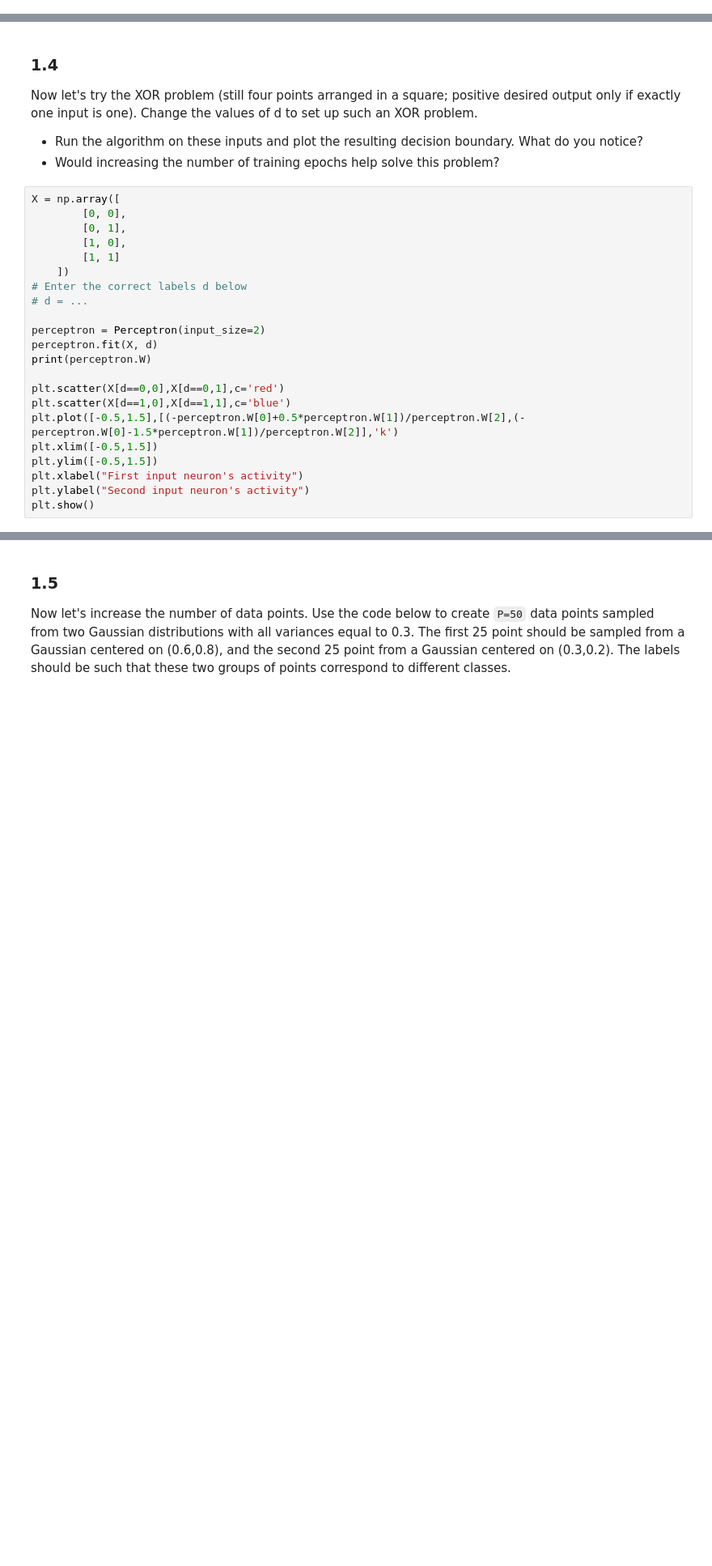
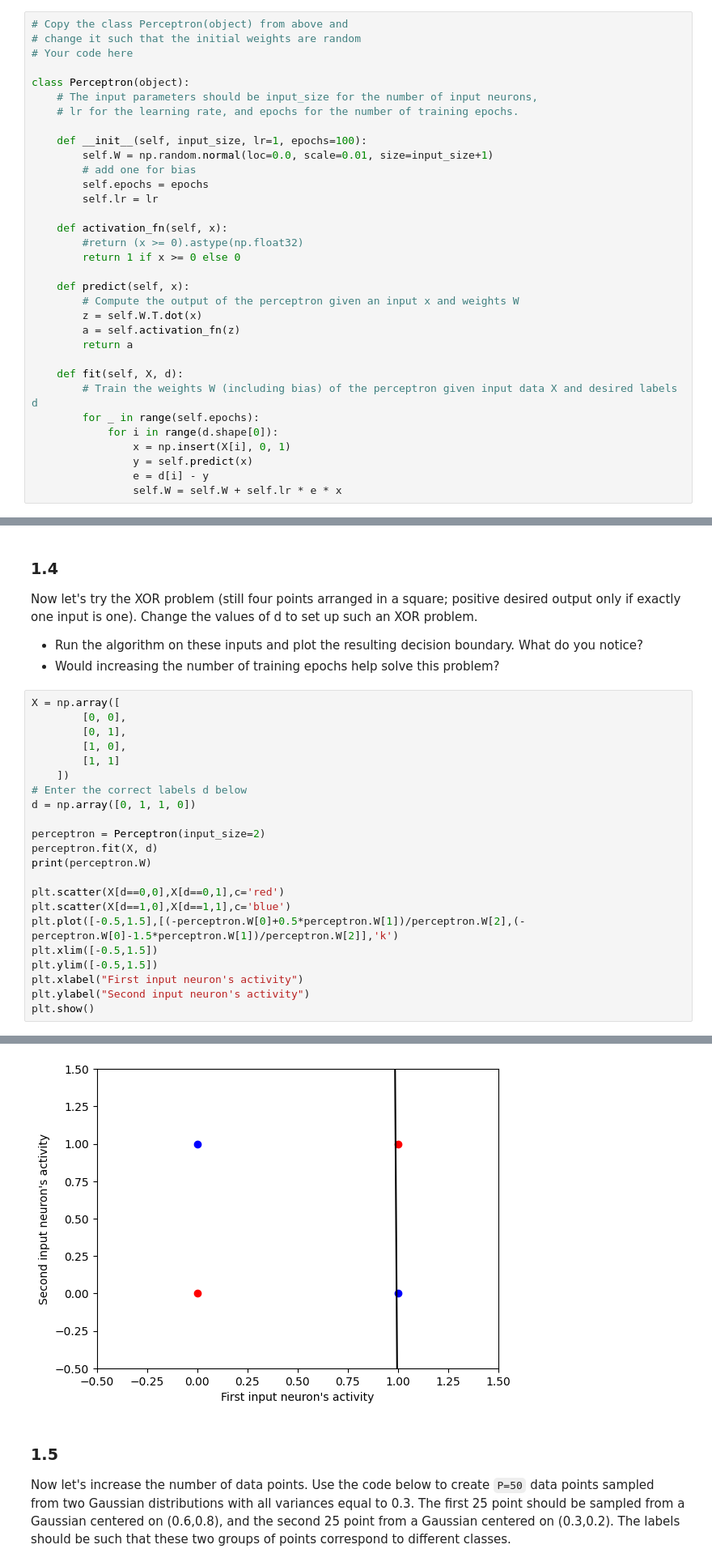
Before and after one commit to WillardFord/BIPN_164, a Jupyter notebook: 2023 BIPN164 HW4.ipynb, the cells around one changed output, grey strips where cells are left out. Shown at 81% size. Saved outputs shown, nothing was run; the diff lists cells and outputs as text; blank space fills up the shorter version.

Commit message:
Added Random weights

```diff
--- a/2023 BIPN164 HW4.ipynb
+++ b/2023 BIPN164 HW4.ipynb
@@ -139,3 +138,36 @@ Another, simpler modification would be to keep the same algorithm, but initializ
+# %%
+# Copy the class Perceptron(object) from above and
+# change it such that the initial weights are random
+# Your code here
+
+class Perceptron(object):
+    # The input parameters should be input_size for the number of input neurons,
+    # lr for the learning rate, and epochs for the number of training epochs.
+
+    def __init__(self, input_size, lr=1, epochs=100):
+        self.W = np.random.normal(loc=0.0, scale=0.01, size=input_size+1)
+        # add one for bias
+        self.epochs = epochs
+        self.lr = lr
+
+    def activation_fn(self, x):
+        #return (x >= 0).astype(np.float32)
+        return 1 if x >= 0 else 0
+
+    def predict(self, x):
+        # Compute the output of the perceptron given an input x and weights W
+        z = self.W.T.dot(x)
+        a = self.activation_fn(z)
+        return a
+
+    def fit(self, X, d):
+        # Train the weights W (including bias) of the perceptron given input data X and desired labels d
+        for _ in range(self.epochs):
+            for i in range(d.shape[0]):
+                x = np.insert(X[i], 0, 1)
+                y = self.predict(x)
+                e = d[i] - y
+                self.W = self.W + self.lr * e * x
 # %% [markdown]
 * Run the modified perceptron algorithm on the same data for the AND problem. Is the classification boundary now at a finite distance from all the data points? Try this multiple times to see the effect of the random initialization. There are many different weight vectors that solve this problem.
 # %%
@@ -164,7 +199,7 @@ X = np.array([
         [1, 1]
     ])
 # Enter the correct labels d below
-# d = ...
+d = np.array([0, 1, 1, 0])
 
 perceptron = Perceptron(input_size=2)
 perceptron.fit(X, d)
@@ -178,3 +213,4 @@ plt.ylim([-0.5,1.5])
 plt.xlabel("First input neuron's activity")
 plt.ylabel("Second input neuron's activity")
 plt.show()
+# %% [output]
@@ -181,3 +218,4 @@ plt.show()
+[figure, added]
 # %% [markdown]
 ### 1.5
 Now let's increase the number of data points. Use the code below to create `P=50` data points sampled from two Gaussian distributions with all variances equal to 0.3. The first 25 point should be sampled from a Gaussian centered on (0.6,0.8), and the second 25 point from a Gaussian centered on (0.3,0.2). The labels should be such that these two groups of points correspond to different classes.
```
Also changed, not shown: parts of 4 cells of this notebook, 2 other files.
